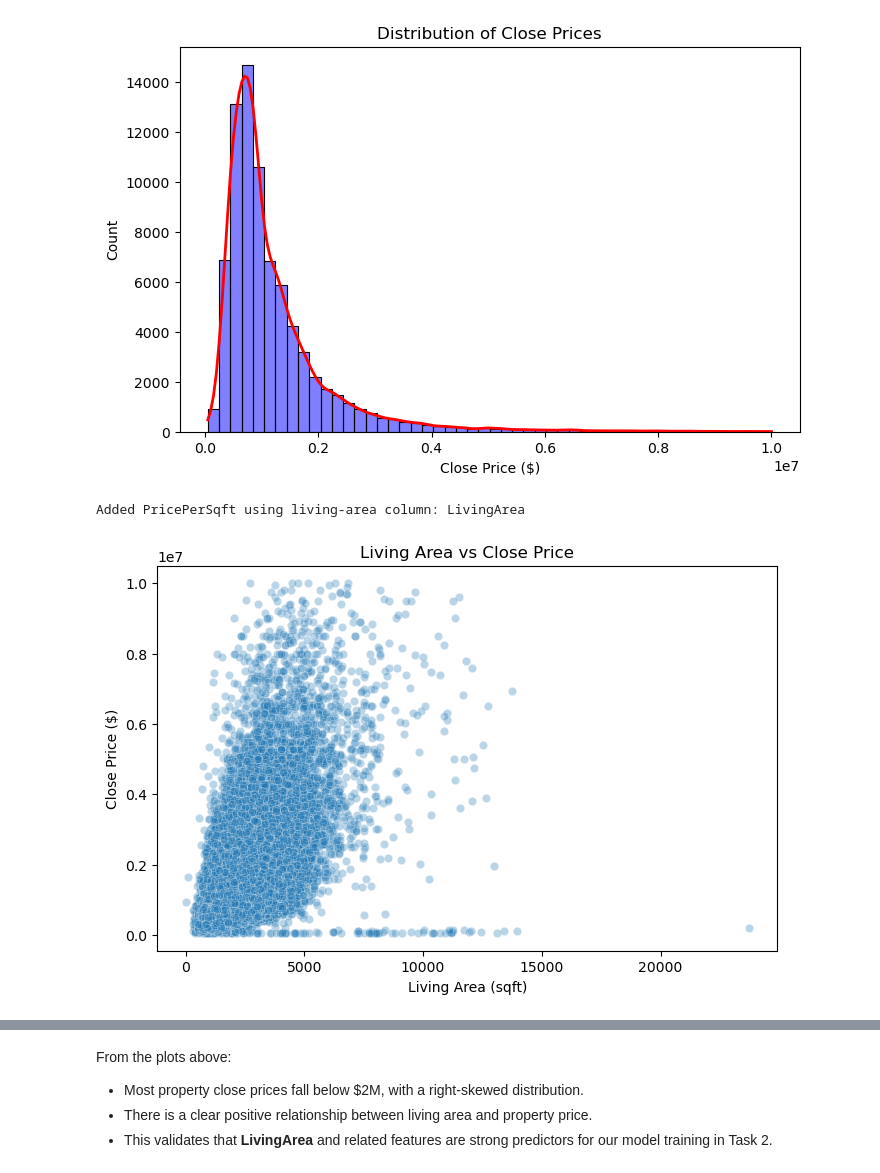
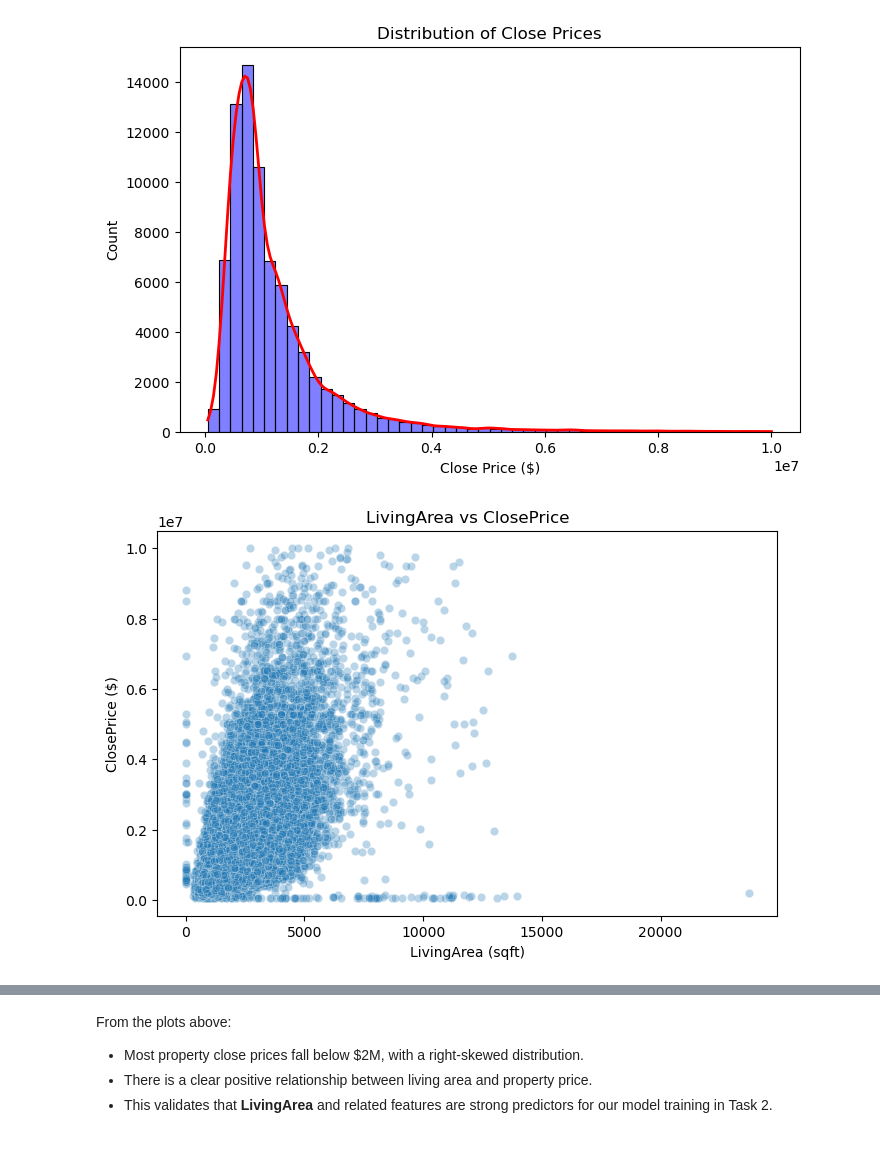
Before and after one commit to stephaniepatriciaans/Home_Price_Predictions, a Jupyter notebook: notebooks/Task 1: Data Exploration & Preprocessing.ipynb, the cells around one changed output, grey strips where cells are left out. Cells and saved outputs as stored; diff of their text form; code cells hidden in the pictures.

```diff
--- a/notebooks/Task 1: Data Exploration & Preprocessing.ipynb
+++ b/notebooks/Task 1: Data Exploration & Preprocessing.ipynb
@@ -72,3 +88,9 @@ print(f"Trimmed extreme ClosePrice values: {n0 - len(df_all)} rows removed "
       f"(kept in [{LOW:,} .. {HIGH:,}])")
 # %% [output]
 Trimmed extreme ClosePrice values: 0 rows removed (kept in [50,000 .. 10,000,000])
+# %%
+# Bound ListPrice similarly but don't drop rows—just null implausible
+if lp:
+    n_before = df_all[lp].notna().sum()
+    df_all.loc[~df_all[lp].between(LOW, HIGH), lp] = np.nan
+    print(f"ListPrice: set {n_before - df_all[lp].notna().sum()} extreme values to NaN (kept in [{LOW:,} .. {HIGH:,}])")
@@ -111,0 +115,8 @@ PPSF nulls after cleanup: 303
+# %%
+# ListPrice-per-sqft
+if lp and living:
+    df_all["ListPricePerSqft"] = df_all[lp] / df_all[living]
+    df_all["ListPricePerSqft"].replace([np.inf, -np.inf], np.nan, inplace=True)
+    p99_lp_psf = df_all["ListPricePerSqft"].quantile(0.99)
+    df_all["ListPricePerSqft"] = df_all["ListPricePerSqft"].clip(upper=p99_lp_psf)
+    print("ListPricePerSqft 99th percentile:", round(p99_lp_psf, 2))
@@ -112,3 +125,9 @@ PPSF nulls after cleanup: 303
 # %% [markdown]
 #### 6. Save Cleaned Dataset
+# %%
+# ListPrice: compare List vs Close --> Deal-level LP vs SP metrics
+if lp:
+    df_all["LP_to_SP_Ratio"] = df_all[target] / df_all[lp]
+    df_all["PriceDelta"] = df_all[target] - df_all[lp]
+    df_all["PricePctDiff"] = (df_all["PriceDelta"] / df_all[lp]).replace([np.inf, -np.inf], np.nan)
 # %%
@@ -170,26 +187,14 @@ plt.show()
 # %% [output]
 [figure]
 # %%
-# PricePerSqft (robust, single place)
-living_candidates = ["LivingArea", "Living Area", "SQFT", "SquareFootage", "Square_Footage"]
-living = next((c for c in living_candidates if c in df_all.columns), None)
-
-if living:
-    # protect against zero/negative + NaN
-    df_all[living] = df_all[living].mask(df_all[living] <= 0, np.nan)
-    df_all["PricePerSqft"] = df_all[target] / df_all[living]
-    # clean inf/NaN from division and clip the extreme tail
-    df_all["PricePerSqft"].replace([np.inf, -np.inf], np.nan, inplace=True)
-    df_all["PricePerSqft"] = df_all["PricePerSqft"].clip(upper=df_all["PricePerSqft"].quantile(0.99))
-    print(f"Added PricePerSqft using living-area column: {living}")
-
-# Living Area vs Close Price
-plt.figure(figsize=(8,5))
-sns.scatterplot(x="LivingArea", y="ClosePrice", data=df_clean, alpha=0.3)
-plt.title("Living Area vs Close Price")
-plt.xlabel("Living Area (sqft)")
-plt.ylabel("Close Price ($)")
-plt.show()
+# PricePerSqft (robust, single place) --> Living Area vs Close Price
+x_col = living if living else "LivingArea"
+if x_col in df_clean.columns:
+    plt.figure(figsize=(8,5))
+    sns.scatterplot(x=x_col, y=target, data=df_clean, alpha=0.3)
+    plt.title(f"{x_col} vs {target}")
+    plt.xlabel(f"{x_col} (sqft)" if ("Area" in x_col or "SQFT" in x_col) else x_col)
+    plt.ylabel(f"{target} ($)")
+    plt.show()
 # %% [output]
-Added PricePerSqft using living-area column: LivingArea
-[figure, old version]
+[figure, new version]
```
Also changed, not shown: parts of 17 cells of this notebook, 7 other files.
